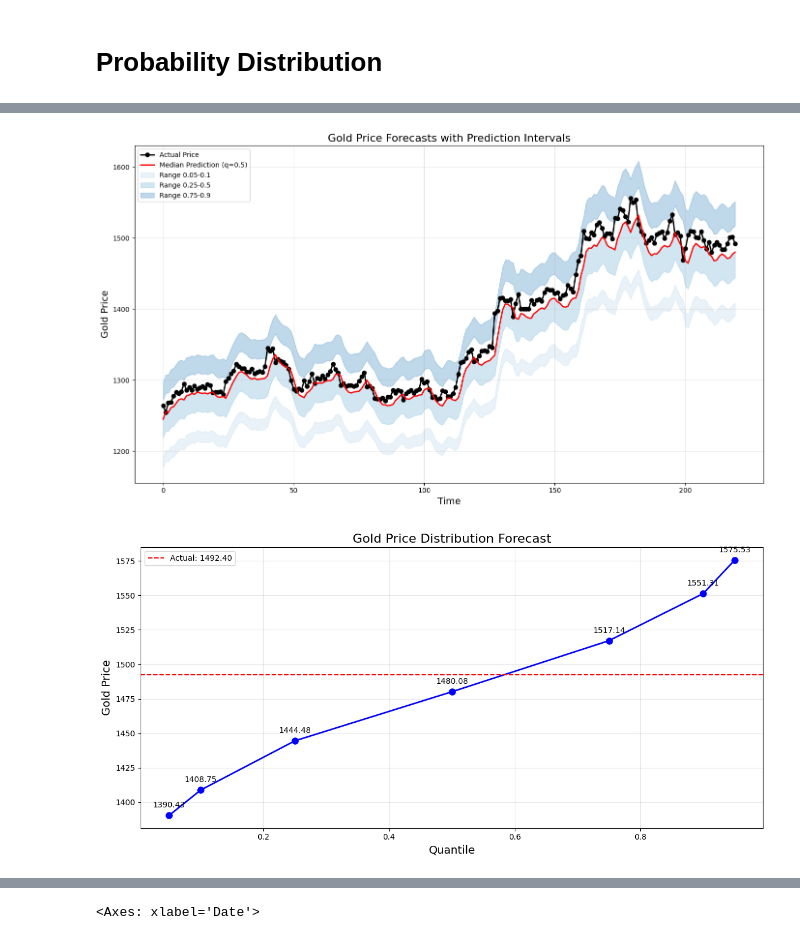
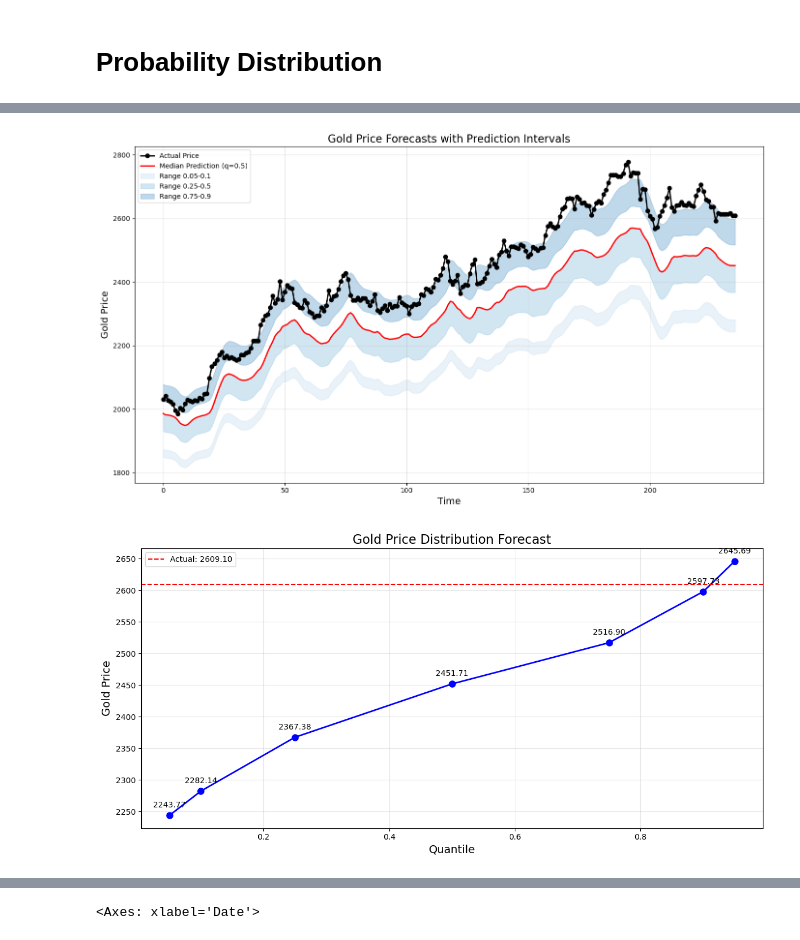
Before and after one commit to whyyouj/market-sentiment-analysis, a Jupyter notebook: gold_historical/lstm.ipynb, the cells around one changed output, grey strips where cells are left out. Cells and saved outputs as stored; diff of their text form; code cells hidden in the pictures.

Commit message:
Merged extra datasets

```diff
--- a/gold_historical/lstm.ipynb
+++ b/gold_historical/lstm.ipynb
@@ -34,22 +110,27 @@ def load_data():
         DataFrame: Pandas DataFrame with loaded data
     """
 
-    data = pd.read_csv('./data/gold_futures.csv',index_col = 0, parse_dates=True)
+    #data = pd.read_csv('./data/gold_futures.csv',index_col = 0, parse_dates=True)
+    data = pd.read_csv('./data/Prices_cleaned.csv',index_col = 0, parse_dates=True)
     # Convert 'Price' to numeric
     data['Price'] = data['Price'].str.replace(',', '').astype(float)
+    data = data.loc[(data.index >= "2000-01-01") & (data.index < "2025-01-01")]
     data.sort_index(inplace=True)
 
     dxy = pd.read_csv('./data/dxy.csv',index_col = 0, parse_dates=True)
     real_yields = pd.read_csv('./data/real_yields.csv',index_col = 0, parse_dates=True)
     vix = pd.read_csv('./data/vix.csv',index_col = 0, parse_dates=True)
+    #interest_rates = pd.read_csv('.data/real-long-term-rates-2000-2024.csv',index_col = 0, parse_dates=True)
+    sentiment_data = load_sentiment_data('./data/gold-dataset-sinha-khandait.csv')
+    cpi_data = clean_CPI('./data/CPI_report.csv')
 
-    merged_data = data.join([dxy, real_yields, vix], how='left').ffill()
+    merged_data = data.join([dxy, real_yields, vix, cpi_data, sentiment_data], how='left').ffill().bfill()
 
     return merged_data
 # %% [markdown]
 # Training & Test Split
 # %%
-def prepare_training_data(data, train_ratio=0.95, features = ["Price"]):
+def prepare_training_data(data, seq_length, train_ratio=0.95, features = ["Price"]):
     """
     Extract feature columns and split data into training and testing sets.
 
@@ -72,7 +153,7 @@ def prepare_training_data(data, train_ratio=0.95, features = ["Price"]):
 
     # Split into train and test sets
     train_data = scaled_data[:training_size]
-    test_data = scaled_data[training_size:]
+    test_data = scaled_data[training_size - seq_length:]
 
     return train_data, test_data, scaler
 # %%
@@ -277,7 +358,7 @@ def prepare_quantile_data(data, train_ratio=0.95, features=["Price", "DXY", "VIX
     Prepare data for quantile regression model.
     """
     # Get training data
-    train_data, test_data, scaler = prepare_training_data(data, train_ratio, features)
+    train_data, test_data, scaler = prepare_training_data(data, seq_length, train_ratio, features)
 
     # Create sequences
     target_col = 0  # Assuming Price is the target column
@@ -479,7 +560,7 @@ def run_quantile_prediction(data, features=["Price", "DXY", "VIX"], seq_length=1
 # %%
 # Load data with your existing function
 data = load_data()
-features = ["Price", "DXY", "VIX"]
+features = ["Price", "DXY", "VIX", "Sentiment_Numeric", "Value"]
 quantiles = [0.05, 0.1, 0.25, 0.5, 0.75, 0.9, 0.95]
 
 # Run the quantile prediction with custom quantiles if desired
@@ -527,5 +608,5 @@ Epoch 6/40
-[figure, old version]
+[figure, new version]
-[figure, old version]
+[figure, new version]
 # %%
 plot_quantile_predictions(results, quantiles, num_days=45)
 # %% [output]
```
Also changed, not shown: parts of 7 cells of this notebook, 3 other files.
